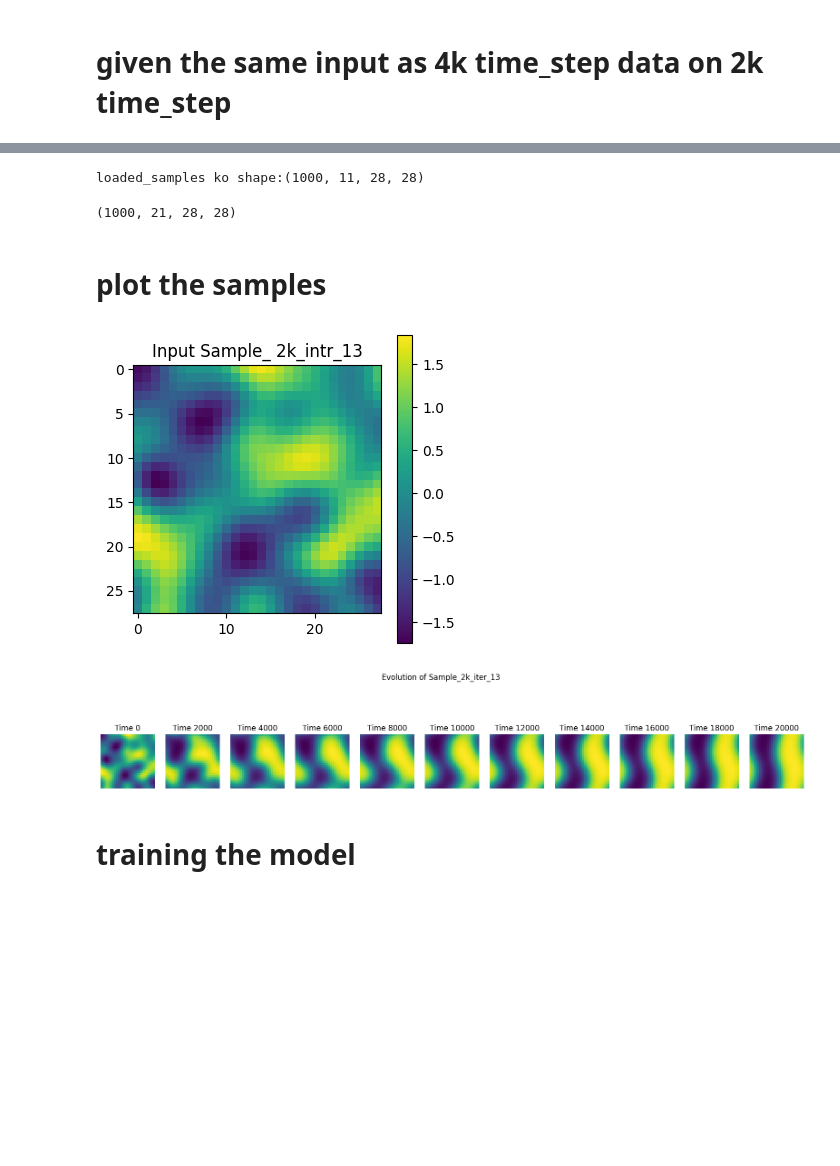
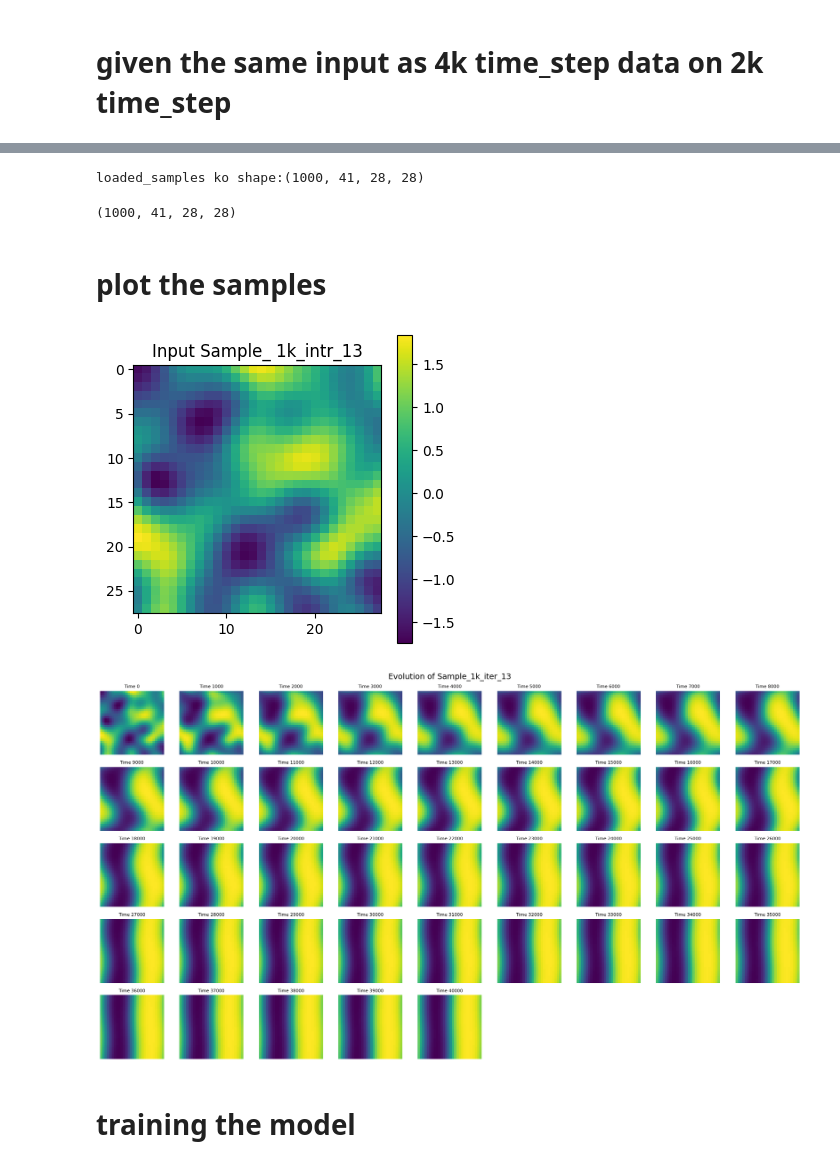
Before and after one commit to manjudhital/master_thesis, a Jupyter notebook: phasefield/data_driven_training.ipynb, the cells around one changed output, grey strips where cells are left out. Cells and saved outputs as stored; diff of their text form; code cells hidden in the pictures; blank space fills up the shorter version.

```diff
--- a/phasefield/data_driven_training.ipynb
+++ b/phasefield/data_driven_training.ipynb
@@ -1988,15 +2001,15 @@ save_dir = './data_driven/data'
     # Ensure the directory exists, create it if not
 os.makedirs(save_dir, exist_ok=True)
 # loaded the generated data
-# loaded_input_samples = np.load(os.path.join(save_dir, "driven_data_28x28_1k_input_samples_21timestep_every2kiter_new.npy"))
+loaded_input_samples = np.load(os.path.join(save_dir, "driven_data_28x28_1k_input_samples_41timestep_every1kiter.npy"))
 # print(f'loaded_input_samples ko shape:{loaded_input_samples.shape}')
 
-loaded_samples = np.load(os.path.join(save_dir, "driven_data_28x28_1k_11timestep.npy"))
+loaded_samples = np.load(os.path.join(save_dir, "driven_data_28x28_1ksample_41timestep_every1kiter.npy"))
 print(f'loaded_samples ko shape:{loaded_samples.shape}')
 samples.shape
 # %% [output]
-loaded_samples ko shape:(1000, 11, 28, 28)
+loaded_samples ko shape:(1000, 41, 28, 28)
-(1000, 21, 28, 28)
+(1000, 41, 28, 28)
 # %% [markdown]
 # plot the samples
 # %%
@@ -2020,44 +2033,65 @@ os.makedirs(plot_save_dir, exist_ok=True)
 plt.figure(figsize=(4, 4))
 plt.imshow(loaded_input_samples[sample_idx], cmap='viridis')
 plt.colorbar()
-plt.title(f'Input Sample_ 2k_intr_{sample_idx}')
-plt.savefig(os.path.join(plot_save_dir, f'input_sample_2k_iter_new_{sample_idx}.png'))
+plt.title(f'Input Sample_ 1k_intr_{sample_idx}')
+plt.savefig(os.path.join(plot_save_dir, f'input_sample_1k_iter_{sample_idx}.png'))
 plt.show()
 
 
 # Choose a sample index
 sample_idx = 13
 
-fig, axes = plt.subplots(1, 11, figsize=(20, 4))  # 11 time steps
+# fig, axes = plt.subplots(1, 41, figsize=(20, 4))  # 11 time steps
 
-for t in range(11):
-    axes[t].imshow(loaded_samples[sample_idx, t], cmap='viridis')
-    axes[t].set_title(f'Time {t * 2000}')
-    axes[t].axis('off')
+# for t in range(41):
+#     axes[t].imshow(loaded_samples[sample_idx, t], cmap='viridis')
+#     axes[t].set_title(f'Time {t * 1000}')
+#     axes[t].axis('off')
 
-plt.suptitle(f'Evolution of Sample_2k_iter_{sample_idx}')
-plt.savefig(os.path.join(plot_save_dir, f'Evolution_sample_2k_iter_new_{sample_idx}.png'))
+# plt.suptitle(f'Evolution of Sample_1k_iter_{sample_idx}')
+# # plt.savefig(os.path.join(plot_save_dir, f'Evolution_sample_1k_iter_{sample_idx}.png'))
+# plt.show()
+
+fig_rows = 5  # Number of rows
+fig_cols = 9  # Number of columns (since 5x9 = 45, adjust if needed)
+
+fig, axes = plt.subplots(fig_rows, fig_cols, figsize=(18, 10))
+
+for t in range(41):
+    row, col = divmod(t, fig_cols)  # Compute row and column indices
+    axes[row, col].imshow(loaded_samples[sample_idx, t], cmap='viridis')
+    axes[row, col].set_title(f'Time {t * 1000}', fontsize=8)
+    axes[row, col].axis('off')
+
+# Hide any unused subplots (if 45 slots but only 41 used)
+for t in range(41, fig_rows * fig_cols):
+    row, col = divmod(t, fig_cols)
+    axes[row, col].axis('off')
+
+plt.suptitle(f'Evolution of Sample_1k_iter_{sample_idx}', fontsize=14)
+# # plt.savefig(os.path.join(plot_save_dir, f'Evolution_sample_1k_iter_{sample_idx}.png'))
+plt.tight_layout()
 plt.show()
 
 
 
 # import matplotlib.animation as animation
 
 # fig, ax = plt.subplots()
 # im = ax.imshow(loaded_samples[sample_idx, 0], cmap='viridis')
 
 # def update(frame):
 #     im.set_array(loaded_samples[sample_idx, frame])
 #     ax.set_title(f'Time Step: {frame * 2000}')
 #     return im,
 
 # ani = animation.FuncAnimation(fig, update, frames=11, interval=500)
 
 # # ani.save(evolution_animation.gif', writer='pillow')  # Save as GIF
 # plt.show()
 # %% [output]
 [figure]
-[figure, old version]
+[figure, new version]
 # %% [markdown]
 # training the model
 # %%
```
Also changed, not shown: parts of 5 cells of this notebook, 3 other files.
